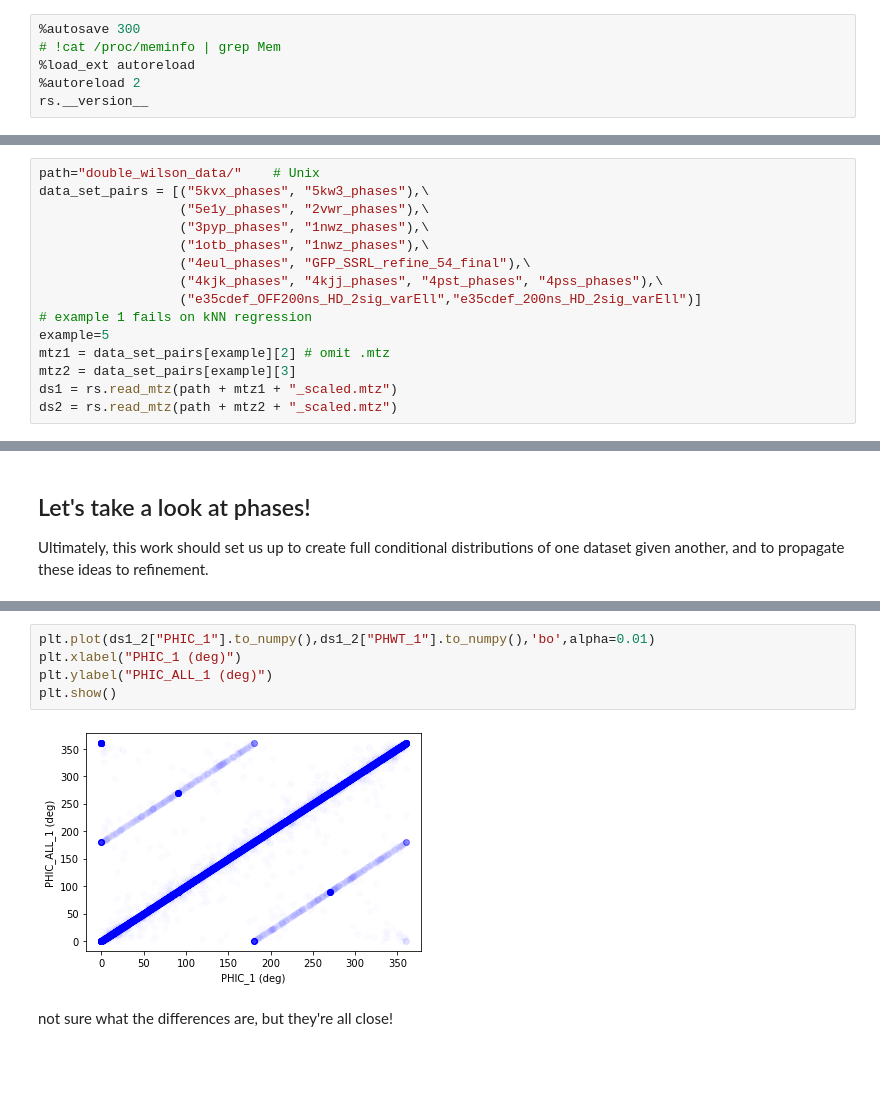
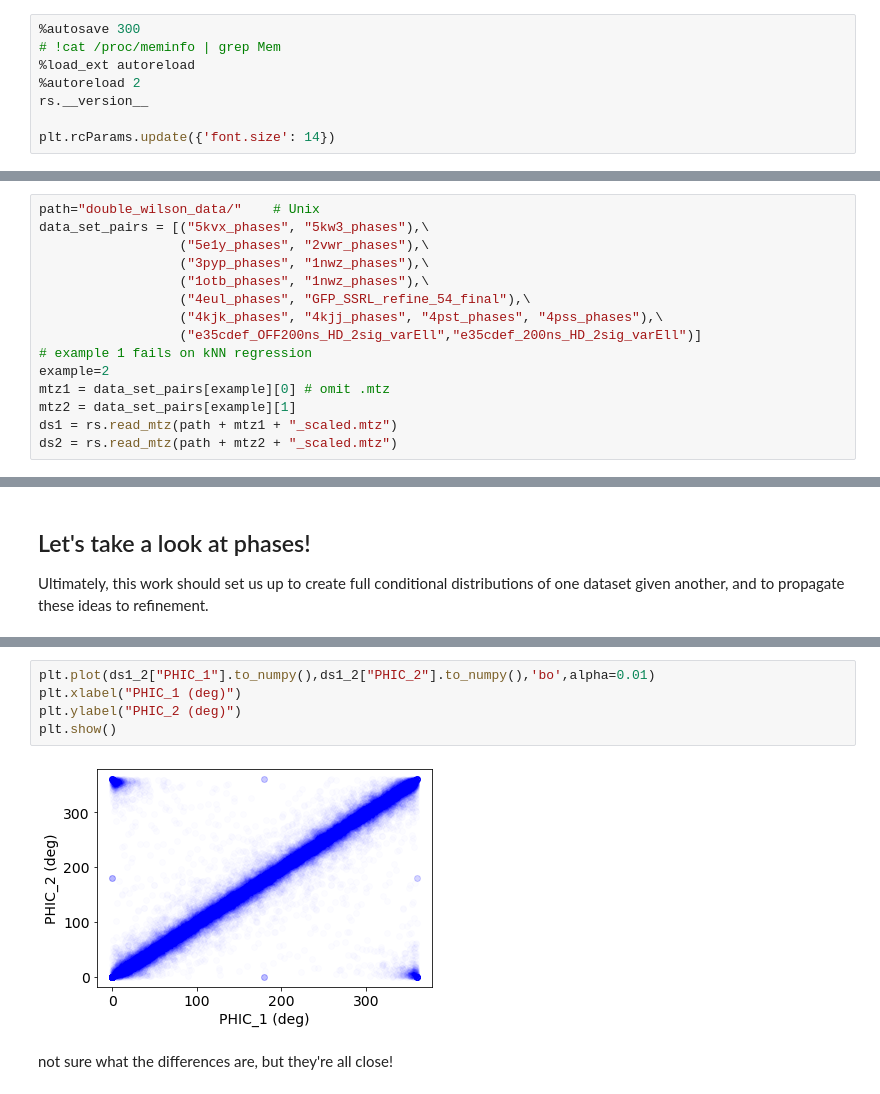
Before and after one commit to Hekstra-Lab/dw, a Jupyter notebook: 3_Fitting_DW_to_paired_data.ipynb, the cells around one changed output, grey strips where cells are left out. Cells and saved outputs as stored; diff of their text form; blank space fills up the shorter version.

```diff
--- a/3_Fitting_DW_to_paired_data.ipynb
+++ b/3_Fitting_DW_to_paired_data.ipynb
@@ -17,5 +17,7 @@ from dw_tools        import fitting_dw, modify_ds
 %load_ext autoreload
 %autoreload 2
 rs.__version__
+
+plt.rcParams.update({'font.size': 14})
 # %% [output]
 Autosaving every 300 seconds
@@ -34,9 +33,9 @@ data_set_pairs = [("5kvx_phases", "5kw3_phases"),\
                   ("4kjk_phases", "4kjj_phases", "4pst_phases", "4pss_phases"),\
                   ("e35cdef_OFF200ns_HD_2sig_varEll","e35cdef_200ns_HD_2sig_varEll")]
 # example 1 fails on kNN regression
-example=5
-mtz1 = data_set_pairs[example][2] # omit .mtz
-mtz2 = data_set_pairs[example][3]
+example=2
+mtz1 = data_set_pairs[example][0] # omit .mtz
+mtz2 = data_set_pairs[example][1]
 ds1 = rs.read_mtz(path + mtz1 + "_scaled.mtz")
 ds2 = rs.read_mtz(path + mtz2 + "_scaled.mtz")
 # %%
@@ -250,10 +279,10 @@ memory usage: 3.8 MB
 # %%
-plt.plot(ds1_2["PHIC_1"].to_numpy(),ds1_2["PHWT_1"].to_numpy(),'bo',alpha=0.01)
+plt.plot(ds1_2["PHIC_1"].to_numpy(),ds1_2["PHIC_2"].to_numpy(),'bo',alpha=0.01)
 plt.xlabel("PHIC_1 (deg)")
-plt.ylabel("PHIC_ALL_1 (deg)")
+plt.ylabel("PHIC_2 (deg)")
 plt.show()
 # %% [output]
-[figure, old version]
+[figure, new version]
 # %% [markdown]
 not sure what the differences are, but they're all close!
 # %% [markdown]
```
Also changed, not shown: parts of 11 cells of this notebook, 13 other files.
